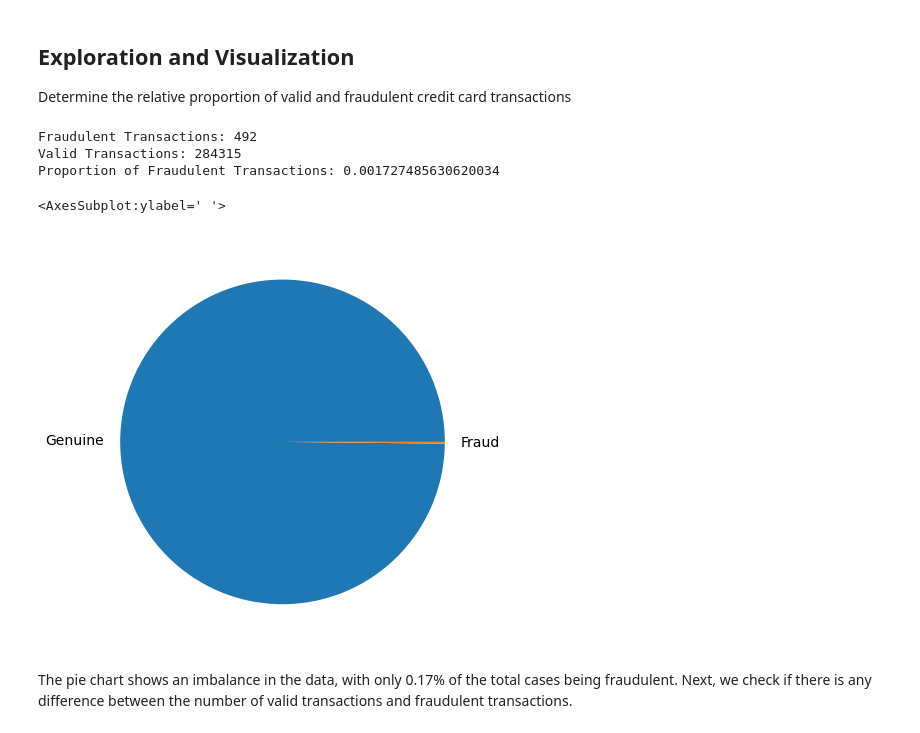
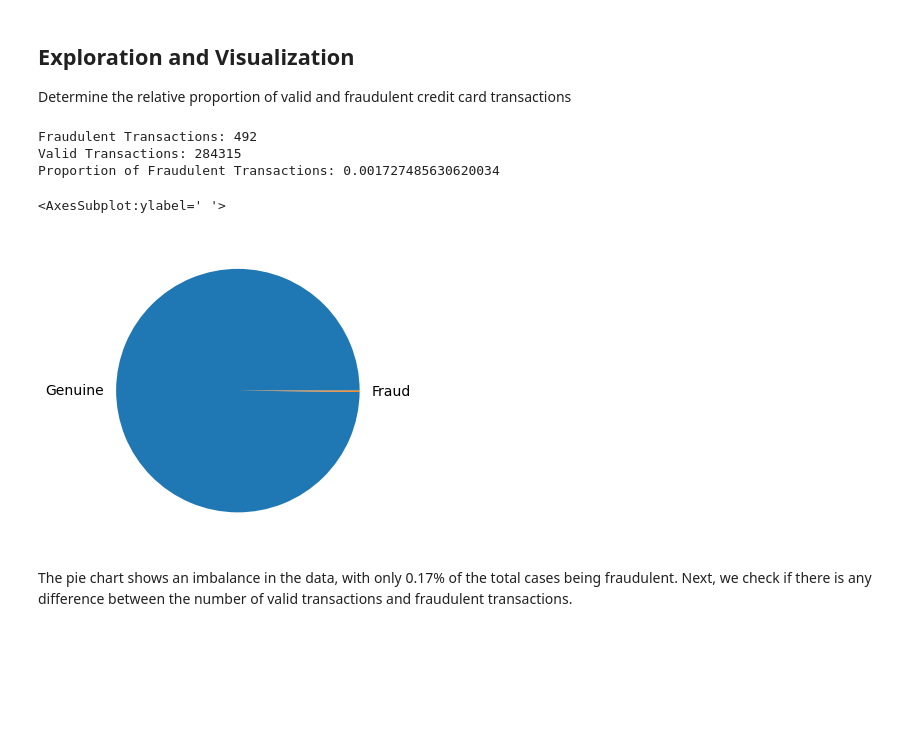
Before and after one commit to dsaulsb1/Fraud-Project, a Jupyter notebook: Segment_Two_Final_Project.ipynb, the cells around one changed output. Drawn from its saved outputs; the diff is of its cells as text; code cells hidden in the pictures; blank space fills up the shorter version.

```diff
--- a/Segment_Two_Final_Project.ipynb
+++ b/Segment_Two_Final_Project.ipynb
@@ -124,23 +120,23 @@ Determine the relative proportion of valid and fraudulent credit card transactio
 # %%
 print("Fraudulent Transactions: " + str(len(creditcard_df[creditcard_df["Class"] == 1])))
 print("Valid Transactions: " + str(len(creditcard_df[creditcard_df["Class"] == 0])))
 print("Proportion of Fraudulent Transactions: " + str(len(creditcard_df[creditcard_df["Class"] == 1])/ creditcard_df.shape[0]))
 
 # Determine the number of Fraudulent transactions
 fraud_proportion = creditcard_df.copy()
 fraud_proportion[" "] = np.where(fraud_proportion["Class"] == 1 ,  "Fraud", "Genuine")
 
 %matplotlib inline
 # plot chart
-plt.figure(figsize=(16,8))
+plt.figure(figsize=(12,6))
 ax1 = plt.subplot(121, aspect='equal')
 fraud_proportion[" "].value_counts().plot(kind='pie',  ax=ax1, startangle=0, legend = False, fontsize=14)
 # %% [output]
 Fraudulent Transactions: 492
 Valid Transactions: 284315
 Proportion of Fraudulent Transactions: 0.001727485630620034
 <AxesSubplot:ylabel=' '>
-[figure, old version]
+[figure, new version]
 # %% [markdown]
 The pie chart shows an imbalance in the data, with only 0.17% of the total cases being fraudulent. Next, we check if there is any difference between the number of valid transactions and fraudulent transactions.
 # %%
```
Also changed, not shown: parts of 122 cells of this notebook, 9 other files.
